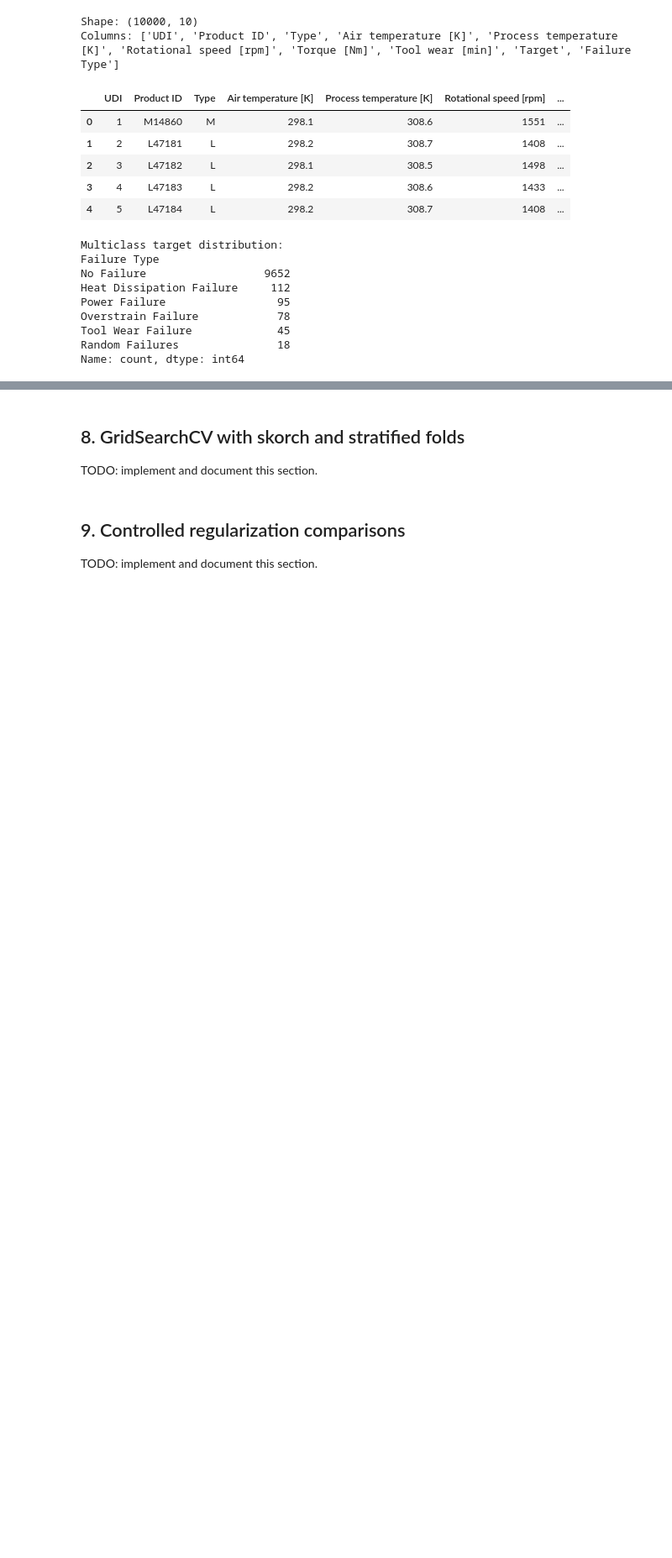
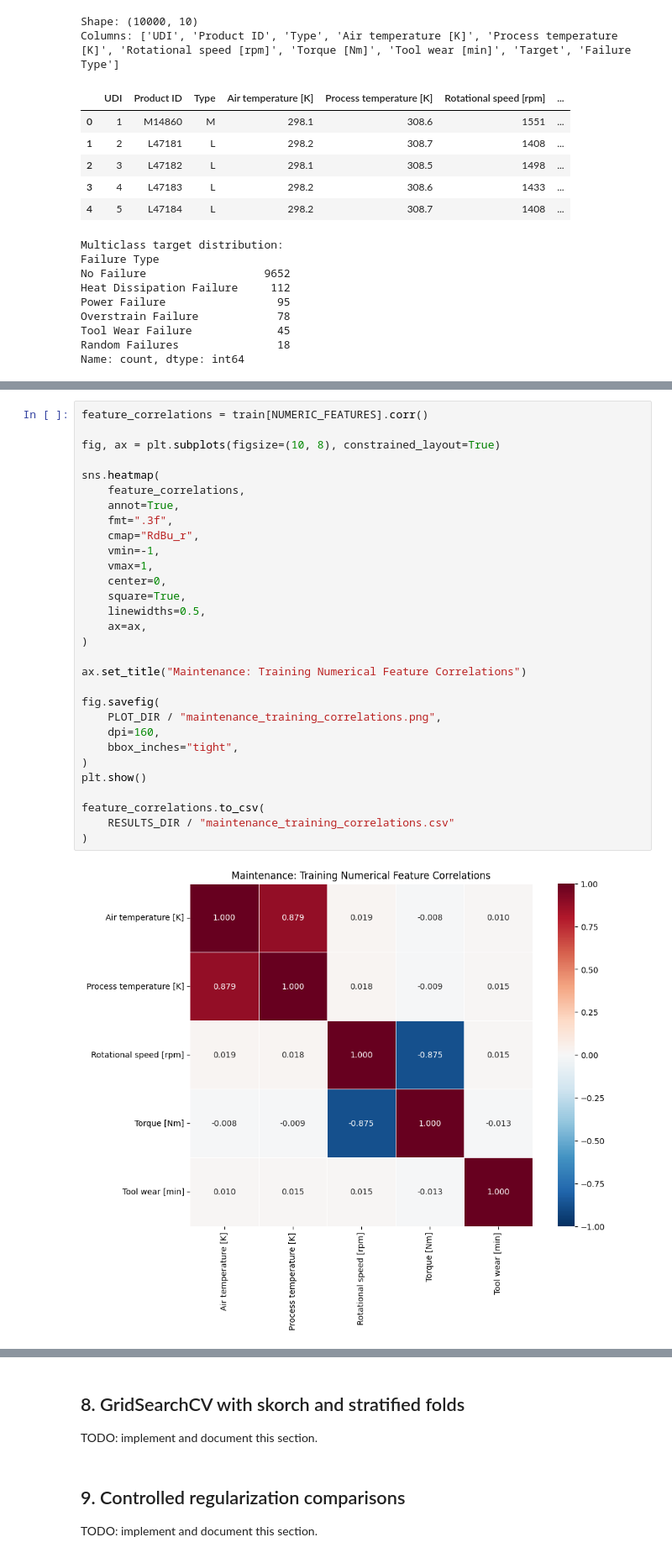
Before and after one commit to soulaimane-22/Deep-Learning-Lab1, a Jupyter notebook: notebooks/02_classification.ipynb, the cells around one changed output, grey strips where cells are left out. Shown at 84% size. Cells and saved outputs as stored; diff of their text form; blank space fills up the shorter version.

```diff
--- a/notebooks/02_classification.ipynb
+++ b/notebooks/02_classification.ipynb
@@ -121,0 +485,32 @@ TODO: implement and document this section.
+# %%
+feature_correlations = train[NUMERIC_FEATURES].corr()
+
+fig, ax = plt.subplots(figsize=(10, 8), constrained_layout=True)
+
+sns.heatmap(
+    feature_correlations,
+    annot=True,
+    fmt=".3f",
+    cmap="RdBu_r",
+    vmin=-1,
+    vmax=1,
+    center=0,
+    square=True,
+    linewidths=0.5,
+    ax=ax,
+)
+
+ax.set_title("Maintenance: Training Numerical Feature Correlations")
+
+fig.savefig(
+    PLOT_DIR / "maintenance_training_correlations.png",
+    dpi=160,
+    bbox_inches="tight",
+)
+plt.show()
+
+feature_correlations.to_csv(
+    RESULTS_DIR / "maintenance_training_correlations.csv"
+)
+# %% [output]
+[figure, added]
```
Also changed, not shown: parts of 38 cells of this notebook, 39 other files.
